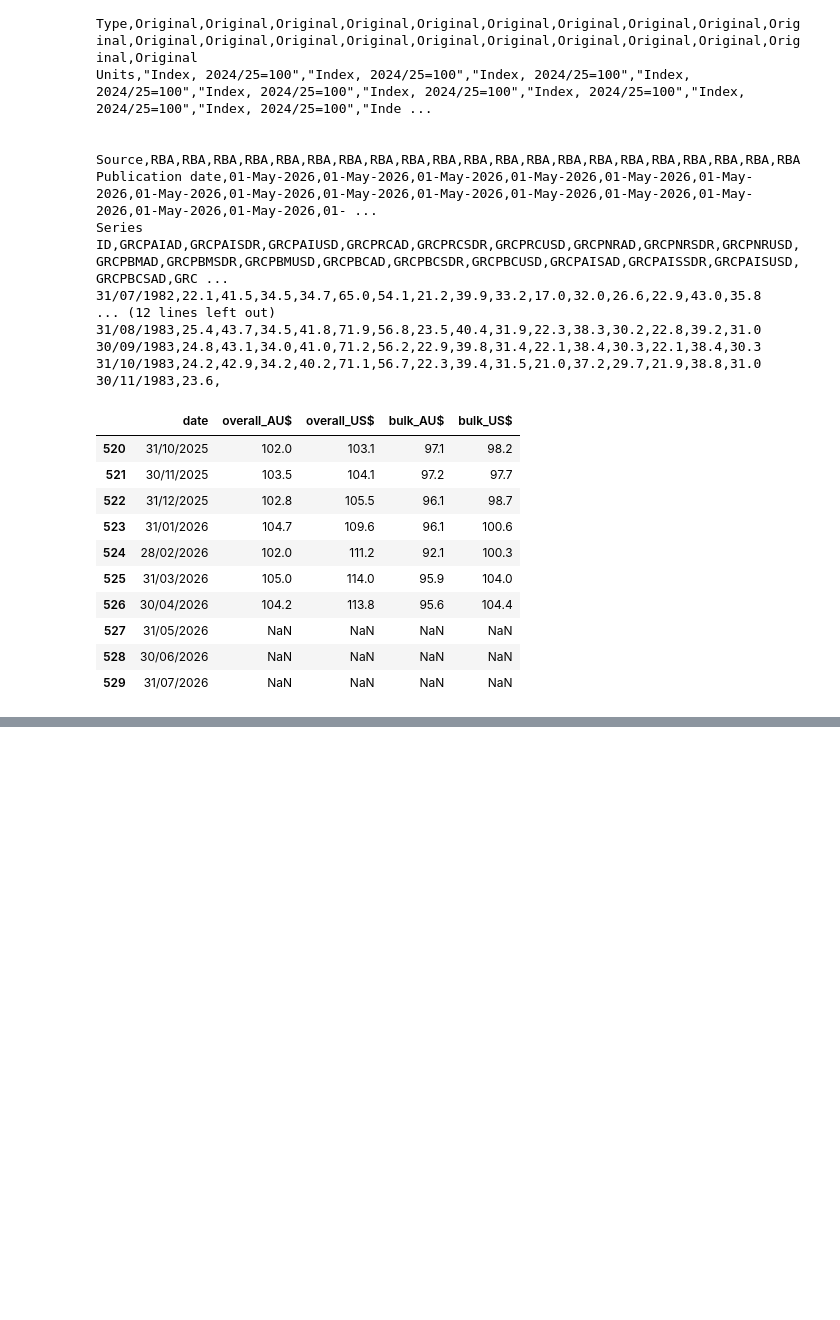
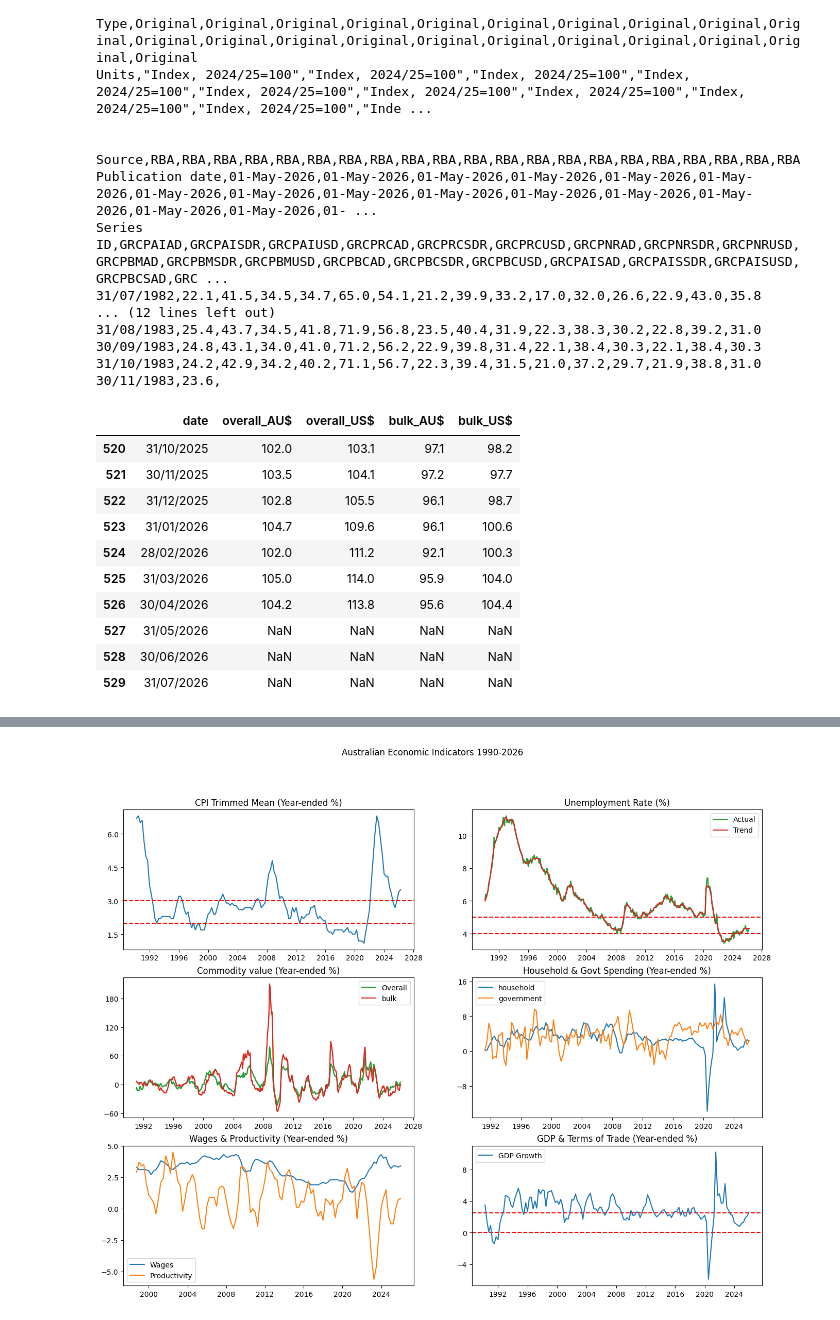
Before and after one commit to Daven88/rba-pipeline, a Jupyter notebook: src/project_extension/rba_tables/eda_rba_tables.ipynb, the cells around one changed output, grey strips where cells are left out. Drawn from its saved outputs; the diff is of its cells as text; code cells hidden in the pictures; blank space fills up the shorter version.

```diff
--- a/src/project_extension/rba_tables/eda_rba_tables.ipynb
+++ b/src/project_extension/rba_tables/eda_rba_tables.ipynb
@@ -221,0 +347,8 @@ Series ID,GRCPAIAD,GRCPAISDR,GRCPAIUSD,GRCPRCAD,GRCPRCSDR,GRCPRCUSD,GRCPNRAD,GRC
+# %%
+url_h1 = "https://www.rba.gov.au/statistics/tables/csv/h1-data.csv"
+response_h1 = requests.get(url_h1, verify=False)
+print(response_h1.text[:500])
+df_gdp_h1 = pd.read_csv(io.StringIO(response_h1.text), skiprows=10, usecols=[0,2,11], header=None, names=['date', 'GDP_%', 'ratio_exp_to_imp'])
+df_gdp_h1 = df_gdp_h1.iloc[1:]
+print(df_gdp_h1.head(10))
+print(df_gdp_h1.tail(10))
@@ -221,0 +373,8 @@ Series ID,GRCPAIAD,GRCPAISDR,GRCPAIUSD,GRCPRCAD,GRCPRCSDR,GRCPRCUSD,GRCPNRAD,GRC
+# %%
+url_h4 = "https://www.rba.gov.au/statistics/tables/csv/h4-data.csv"
+response_h4 = requests.get(url_h4, verify=False)
+print(response_h4.text[:500])
+df_productivity_h4 = pd.read_csv(io.StringIO(response_h4.text), skiprows=10, usecols=[0,1,9], header=None, names=['date', 'year_ended_wage_growth', 'year_ended_productivity_growth'])
+df_productivity_h4 = df_productivity_h4.iloc[1:]
+print(df_productivity_h4.head(10))
+print(df_productivity_h4.tail(10))
@@ -221,0 +416,76 @@ Series ID,GRCPAIAD,GRCPAISDR,GRCPAIUSD,GRCPRCAD,GRCPRCSDR,GRCPRCUSD,GRCPNRAD,GRC
+# %%
+fig, axes = plt.subplots(nrows=3, ncols=2, figsize=(16,12))
+fig.suptitle('Australian Economic Indicators 1990-2026')
+
+df_plot = df_cpi_g1[df_cpi_g1['date'] >= '1990-01-01'].copy()
+df_plot['trimmed_mean_yoy'] = pd.to_numeric(df_plot['trimmed_mean_yoy'], errors='coerce')
+df_plot = df_plot.dropna()
+axes[0,0].yaxis.set_major_locator(plt.MaxNLocator(5))
+axes[0,0].plot(df_plot['date'], df_plot['trimmed_mean_yoy'])
+axes[0,0].set_title('CPI Trimmed Mean (Year-ended %)')
+axes[0,0].axhline(y=2, color='r', linestyle='--')
+axes[0,0].axhline(y=3, color='r', linestyle='--')
+
+
+df_plot = df_labour_force_h5[df_labour_force_h5['date'] >= '1990-01-01'].copy()
+df_plot['unemployed_%'] = pd.to_numeric(df_plot['unemployed_%'], errors='coerce')
+df_plot['unemployed_trend'] = pd.to_numeric(df_plot['unemployed_trend'], errors='coerce')
+df_plot = df_plot.dropna()
+axes[0,1].yaxis.set_major_locator(plt.MaxNLocator(5))
+axes[0,1].plot(df_plot['date'], df_plot['unemployed_%'])
+axes[0,1].plot(df_plot['date'], df_plot['unemployed_trend'])
+axes[0,1].set_title('Unemployment Rate (%)')
+axes[0,1].axhline(y=4, color='r', linestyle='--')
+axes[0,1].axhline(y=5, color='r', linestyle='--')
+axes[0,1].plot(df_plot['date'], df_plot['unemployed_%'], label='Actual')
+axes[0,1].plot(df_plot['date'], df_plot['unemployed_trend'], label='Trend')
+axes[0,1].legend()
+
+
+df_plot = df_commodity_i2[df_commodity_i2['date'] >= '1990-01-01'].copy()
+df_plot['overall_AU$'] = pd.to_numeric(df_plot['overall_AU$'], errors='coerce')
+df_plot['bulk_AU$'] = pd.to_numeric(df_plot['bulk_AU$'], errors='coerce')
+df_plot['overll_AU$_yoy'] = df_plot['overall_AU$'].pct_change(12) * 100
+df_plot['bulk_AU$_yoy'] = df_plot['bulk_AU$'].pct_change(12) * 100
+df_plot = df_plot.dropna()
+axes[1,0].yaxis.set_major_locator(plt.MaxNLocator(5))
+axes[1,0].plot(df_plot['date'], df_plot['overll_AU$_yoy'])
+axes[1,0].plot(df_plot['date'], df_plot['bulk_AU$_yoy'])
+axes[1,0].set_title('Commodity value (Year-ended %)')
+axes[1,0].plot(df_plot['date'], df_plot['overll_AU$_yoy'], label='Overall')
+axes[1,0].plot(df_plot['date'], df_plot['bulk_AU$_yoy'], label='bulk')
+axes[1,0].legend()
+
+
+df_plot = df_gov_exp_h2[df_gov_exp_h2['date'] >= '1990-01-01'].copy()
+df_plot['household_consump'] = pd.to_numeric(df_plot['household_consump'], errors='coerce')
+df_plot['government_spending'] = pd.to_numeric(df_plot['government_spending'], errors='coerce')
+df_plot = df_plot.dropna()
+axes[1,1].yaxis.set_major_locator(plt.MaxNLocator(5))
+axes[1,1].set_title('Household & Govt Spending (Year-ended %)')
+axes[1,1].plot(df_plot['date'], df_plot['household_consump'], label='household')
+axes[1,1].plot(df_plot['date'], df_plot['government_spending'], label='government')
+axes[1,1].legend()
+
+df_plot = df_productivity_h4[df_productivity_h4['date'] >= '1990-01-01'].copy()
+df_plot['year_ended_wage_growth'] = pd.to_numeric(df_plot['year_ended_wage_growth'], errors='coerce')
+df_plot['year_ended_productivity_growth'] = pd.to_numeric(df_plot['year_ended_productivity_growth'], errors='coerce')
+df_plot = df_plot.dropna()
+axes[2,0].yaxis.set_major_locator(plt.MaxNLocator(5))
+axes[2,0].plot(df_plot['date'], df_plot['year_ended_wage_growth'], label='Wages')
+axes[2,0].plot(df_plot['date'], df_plot['year_ended_productivity_growth'], label='Productivity')
+axes[2,0].set_title('Wages & Productivity (Year-ended %)')
+axes[2,0].legend()
+
+df_plot = df_gdp_h1[df_gdp_h1['date'] >= '1990-01-01'].copy()
+df_plot['GDP_%'] = pd.to_numeric(df_plot['GDP_%'], errors='coerce')
+#df_plot['ratio_exp_to_imp'] = pd.to_numeric(df_plot['ratio_exp_to_imp'], errors='coerce')
+df_plot = df_plot.dropna()
+axes[2,1].axhline(y=0, color='r', linestyle='--')
+axes[2,1].axhline(y=2.5, color='r', linestyle='--')
+axes[2,1].yaxis.set_major_locator(plt.MaxNLocator(5))
+axes[2,1].plot(df_plot['date'], df_plot['GDP_%'], label='GDP Growth')
+#axes[2,1].plot(df_plot['date'], df_plot['ratio_exp_to_imp'], label='Terms of Trade')
+axes[2,1].set_title('GDP & Terms of Trade (Year-ended %)')
+axes[2,1].legend()
+# %% [output]
@@ -221,0 +493 @@ Series ID,GRCPAIAD,GRCPAISDR,GRCPAIUSD,GRCPRCAD,GRCPRCSDR,GRCPRCUSD,GRCPNRAD,GRC
+[figure, added]
```
Also changed, not shown: parts of 38 cells of this notebook, 6 other files.
